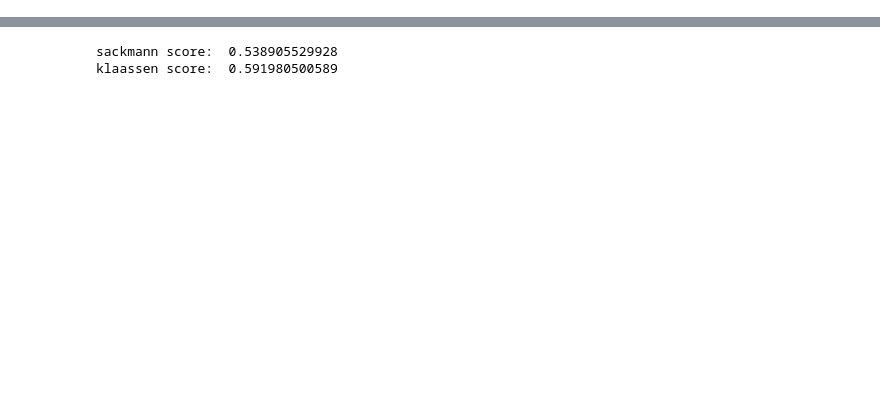
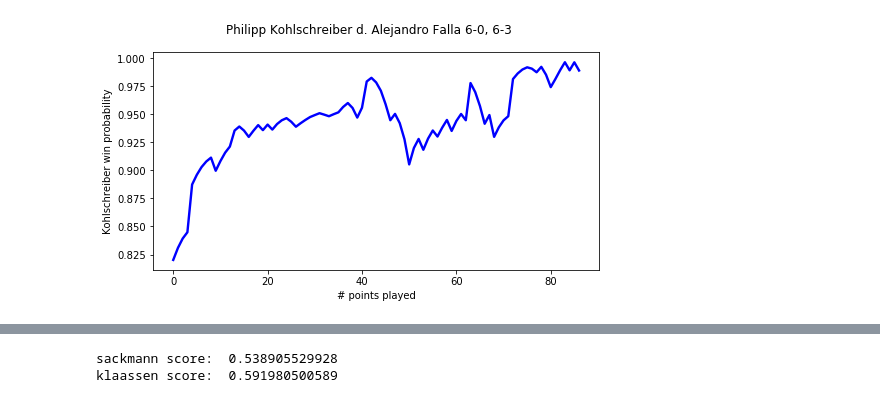
Before and after one commit to jgollub1/pbp_explorations, a Jupyter notebook: probability models.ipynb, the cells around one changed output, grey strips where cells are left out. Cells and saved outputs as stored; diff of their text form; code cells hidden in the pictures; blank space fills up the shorter version.

```diff
--- a/probability models.ipynb
+++ b/probability models.ipynb
@@ -95,0 +198,12 @@ print 'klaassen score JS: ',k_score
+# %%
+match5 = df[df['match_id']==4]
+m5_probs = match5['klaassen_prob_a_400']
+fig = plt.figure(figsize=(8,4))
+ax = fig.add_subplot(1,1,1)
+ax.plot(np.arange(len(m5_probs)),m5_probs,'b-',linewidth=2.4)
+fig.suptitle('Philipp Kohlschreiber d. Alejandro Falla 6-0, 6-3')
+ax.set_ylabel('Kohlschreiber win probability')
+ax.set_xlabel('# points played')
+fig.show()
+# %% [output]
+[figure, added]
```
Also changed, not shown: parts of 23 cells of this notebook, 6 other files.
